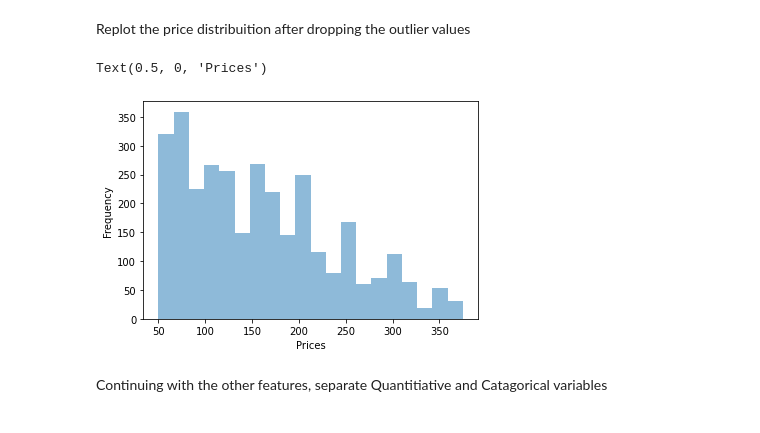
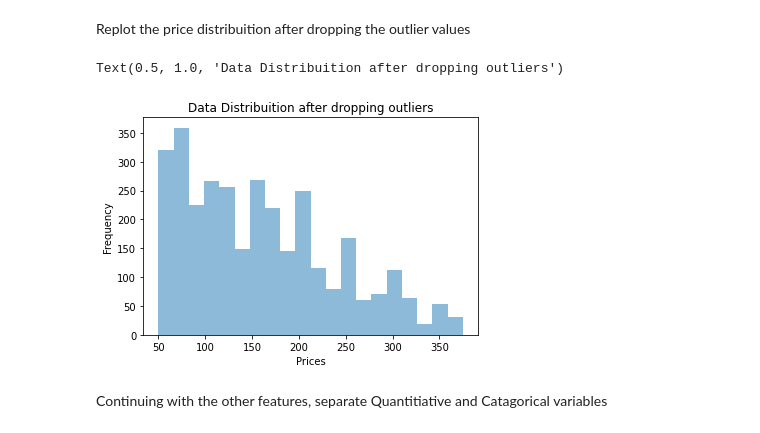
Before and after one commit to mai0elkady/Boston_airbnb_data_analysis, a Jupyter notebook: Boston_airbnb.ipynb, the cells around one changed output. Cells and saved outputs as stored; diff of their text form; code cells hidden in the pictures.

```diff
--- a/Boston_airbnb.ipynb
+++ b/Boston_airbnb.ipynb
@@ -181,10 +185,11 @@ Replot the price distribuition after dropping the outlier values
 # %%
 #histogram of price
 ax = smaller_listings['price'].plot.hist(bins=20,alpha=0.5)
 plt.xlabel("Prices")
+plt.title("Data Distribuition after dropping outliers")
 # %% [output]
-Text(0.5, 0, 'Prices')
+Text(0.5, 1.0, 'Data Distribuition after dropping outliers')
-[figure, old version]
+[figure, new version]
 # %% [markdown]
 Continuing with the other features, separate Quantitiative and Catagorical variables
 # %%
```
Also changed, not shown: parts of 14 cells of this notebook.
